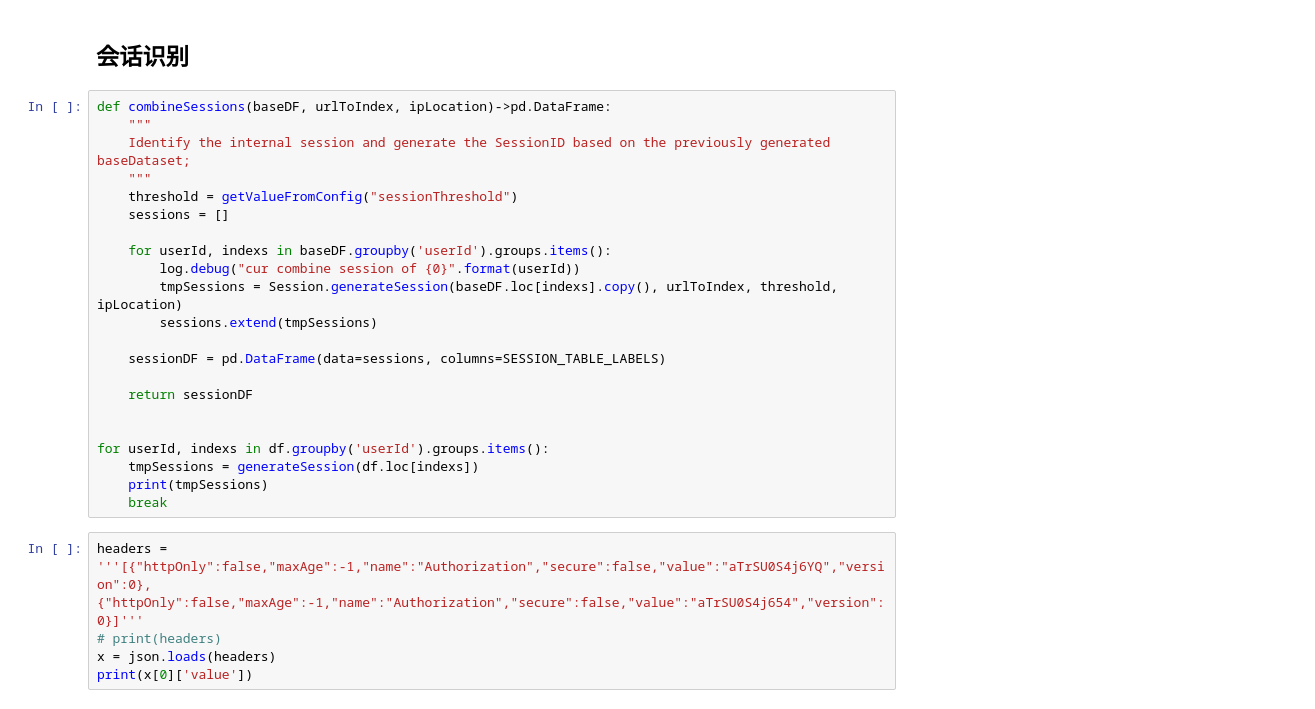
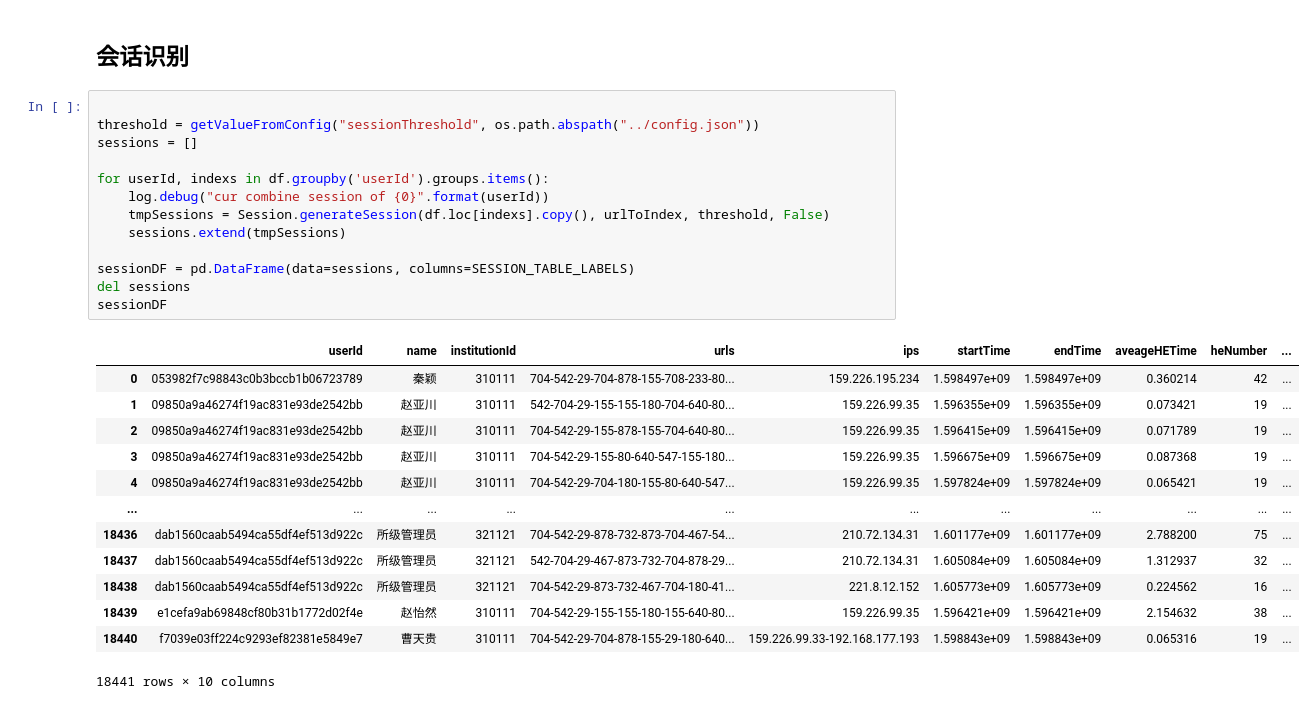
Before and after one commit to chasezcz/Persona, a Jupyter notebook: notebooks/dataPrepare.ipynb, the cells around one changed output. Saved outputs shown, nothing was run; the diff lists cells and outputs as text.

```diff
--- a/notebooks/dataPrepare.ipynb
+++ b/notebooks/dataPrepare.ipynb
@@ -240,29 +195,29 @@ print(len(x))
 # %% [markdown]
 ## 会话识别
 # %%
-def combineSessions(baseDF, urlToIndex, ipLocation)->pd.DataFrame:
-    """
-    Identify the internal session and generate the SessionID based on the previously generated baseDataset;
-    """
-    threshold = getValueFromConfig("sessionThreshold")
-    sessions = []
 
-    for userId, indexs in baseDF.groupby('userId').groups.items():
-        log.debug("cur combine session of {0}".format(userId))
-        tmpSessions = Session.generateSession(baseDF.loc[indexs].copy(), urlToIndex, threshold, ipLocation)
-        sessions.extend(tmpSessions)
-
-    sessionDF = pd.DataFrame(data=sessions, columns=SESSION_TABLE_LABELS)
-
-    return sessionDF
-
+threshold = getValueFromConfig("sessionThreshold", os.path.abspath("../config.json"))
+sessions = []
 
 for userId, indexs in df.groupby('userId').groups.items():
-    tmpSessions = generateSession(df.loc[indexs])
-    print(tmpSessions)
-    break
+    log.debug("cur combine session of {0}".format(userId))
+    tmpSessions = Session.generateSession(df.loc[indexs].copy(), urlToIndex, threshold, False)
+    sessions.extend(tmpSessions)
+
+sessionDF = pd.DataFrame(data=sessions, columns=SESSION_TABLE_LABELS)
+del sessions
+sessionDF
+# %% [output]
+|  | userId | name | institutionId | urls | ips | startTime | endTime | aveageHETime | heNumber | ... |
+| 0 | 053982f7c98843c0b3bccb1b06723789 | 秦颖 | 310111 | 704-542-29-704-878-155-708-233-80... | 159.226.195.234 | 1.598497e+09 | 1.598497e+09 | 0.360214 | 42 | ... |
+| 1 | 09850a9a46274f19ac831e93de2542bb | 赵亚川 | 310111 | 542-704-29-155-155-180-704-640-80... | 159.226.99.35 | 1.596355e+09 | 1.596355e+09 | 0.073421 | 19 | ... |
+| 2 | 09850a9a46274f19ac831e93de2542bb | 赵亚川 | 310111 | 704-542-29-155-878-155-704-640-80... | 159.226.99.35 | 1.596415e+09 | 1.596415e+09 | 0.071789 | 19 | ... |
+| 3 | 09850a9a46274f19ac831e93de2542bb | 赵亚川 | 310111 | 704-542-29-155-80-640-547-155-180... | 159.226.99.35 | 1.596675e+09 | 1.596675e+09 | 0.087368 | 19 | ... |
+| 4 | 09850a9a46274f19ac831e93de2542bb | 赵亚川 | 310111 | 704-542-29-704-180-155-80-640-547... | 159.226.99.35 | 1.597824e+09 | 1.597824e+09 | 0.065421 | 19 | ... |
+| ... | ... | ... | ... | ... | ... | ... | ... | ... | ... | ... |
+| 18436 | dab1560caab5494ca55df4ef513d922c | 所级管理员 | 321121 | 704-542-29-878-732-873-704-467-54... | 210.72.134.31 | 1.601177e+09 | 1.601177e+09 | 2.788200 | 75 | ... |
+| 18437 | dab1560caab5494ca55df4ef513d922c | 所级管理员 | 321121 | 542-704-29-467-873-732-704-878-29... | 210.72.134.31 | 1.605084e+09 | 1.605084e+09 | 1.312937 | 32 | ... |
+| 18438 | dab1560caab5494ca55df4ef513d922c | 所级管理员 | 321121 | 704-542-29-873-732-467-704-180-41... | 221.8.12.152 | 1.605773e+09 | 1.605773e+09 | 0.224562 | 16 | ... |
+| 18439 | e1cefa9ab69848cf80b31b1772d02f4e | 赵怡然 | 310111 | 704-542-29-155-155-180-155-640-80... | 159.226.99.35 | 1.596421e+09 | 1.596421e+09 | 2.154632 | 38 | ... |
+| 18440 | f7039e03ff224c9293ef82381e5849e7 | 曹天贵 | 310111 | 704-542-29-704-878-155-29-180-640... | 159.226.99.33-192.168.177.193 | 1.598843e+09 | 1.598843e+09 | 0.065316 | 19 | ... |
+18441 rows × 10 columns
-# %%
-headers = '''[{"httpOnly":false,"maxAge":-1,"name":"Authorization","secure":false,"value":"aTrSU0S4j6YQ","version":0}, {"httpOnly":false,"maxAge":-1,"name":"Authorization","secure":false,"value":"aTrSU0S4j654","version":0}]'''
-# print(headers)
-x = json.loads(headers)
-print(x[0]['value'])
```
Also changed, not shown: parts of 39 cells of this notebook, 15 other files.
